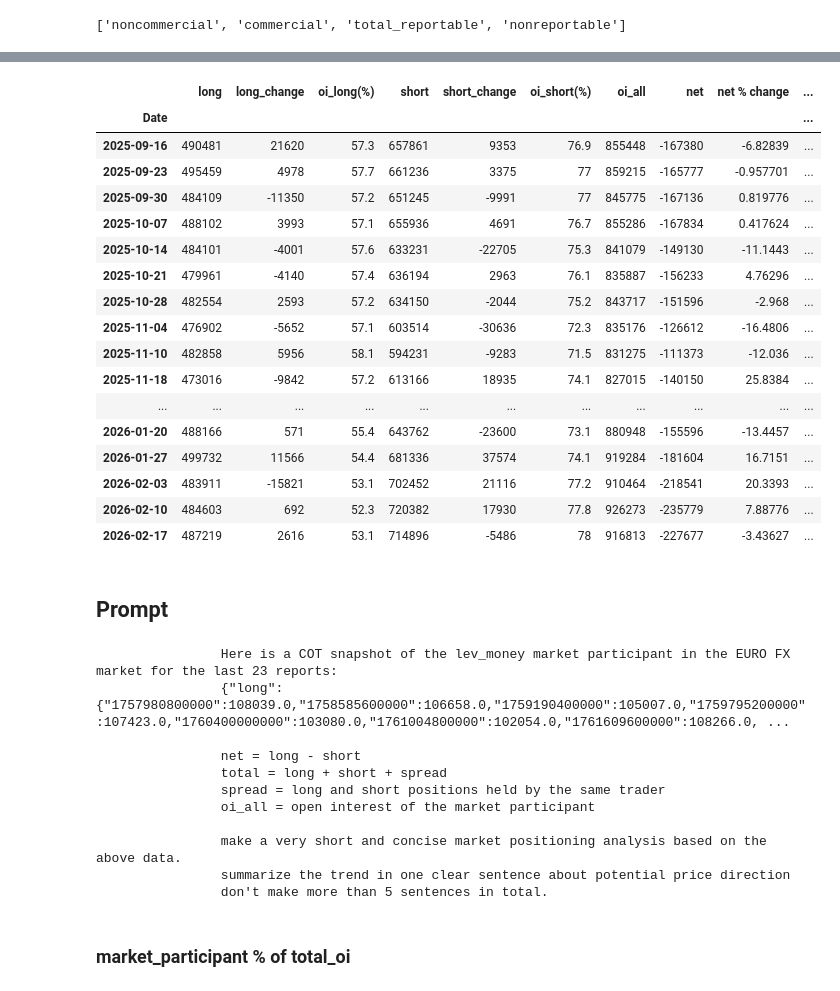
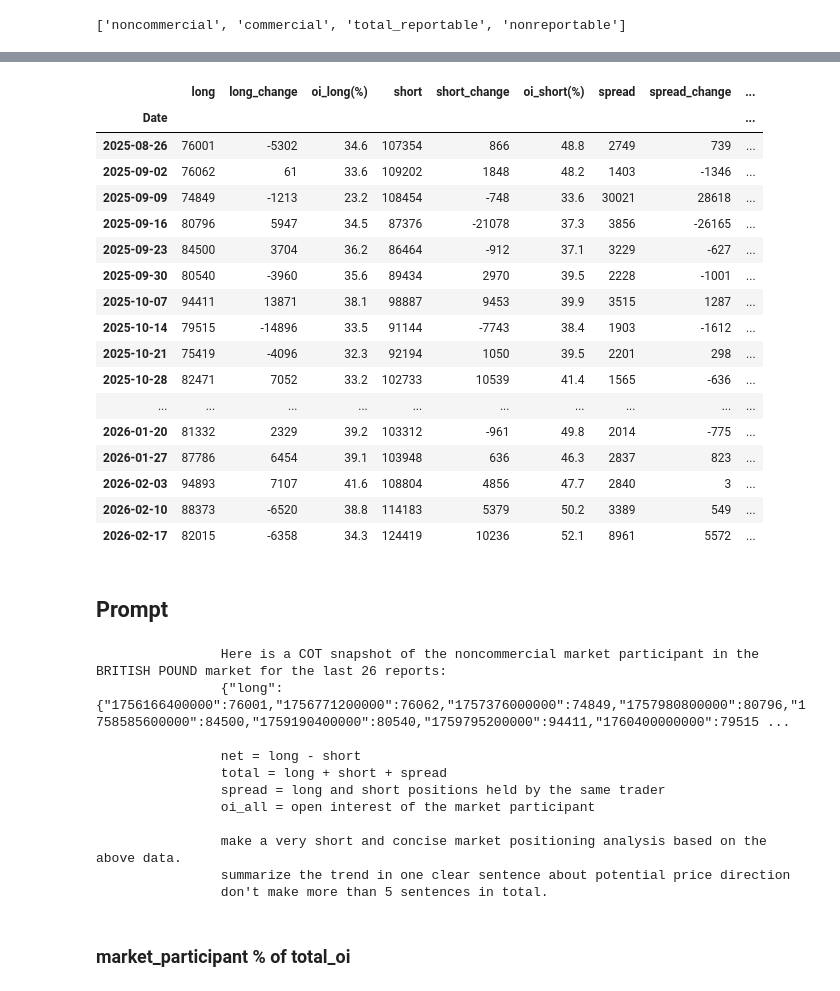
Before and after one commit to mod7ex/COT-analysis, a Jupyter notebook: analysis/table.ipynb, the cells around one changed output, grey strips where cells are left out. Cells and saved outputs as stored; diff of their text form; code cells hidden in the pictures.

```diff
--- a/analysis/table.ipynb
+++ b/analysis/table.ipynb
@@ -3,8 +3,8 @@ import pandas as pd
 from analysis import get_market_participants
 from utils import get_market_df, TRADERS_IN_FINANCIAL_FUTURES_FUT, LEGUACY_FUT, DISAGGREGATED_FUT, print_json
 # %%
-N = 23
-MARKET = "EURO FX"
+N = 26
+MARKET = "BRITISH POUND"
 REPORT_TYPE = LEGUACY_FUT
 # %%
 df = get_market_df(cot_report_type=REPORT_TYPE, market=MARKET)
@@ -39,7 +39,7 @@ list(participants.keys())
 # %% [output]
 ['noncommercial', 'commercial', 'total_reportable', 'nonreportable']
 # %%
-participant_STR = 'commercial'
+participant_STR = 'noncommercial'
 
 picked_participant = participants[participant_STR]
 
@@ -71,8 +72,8 @@ for side in ['long', 'short',  'spread']:
 picked_participant_df['oi_all'] = df[picked_participant["oi_all"]]
 
 picked_participant_df['net'] = picked_participant_df['long'] - picked_participant_df['short']
-picked_participant_df['net % change'] = 100 * picked_participant_df['net'].pct_change(periods=1)
-picked_participant_df['net/oi_all'] = 100*picked_participant_df['net']/df[picked_participant["oi_all"]]
+picked_participant_df['net_change(%)'] = 100 * picked_participant_df['net'].pct_change(periods=1)
+picked_participant_df['net/oi_all(%)'] = 100*picked_participant_df['net']/df[picked_participant["oi_all"]]
 
 picked_participant_df['total'] = (
     picked_participant_df['long'] +
@@ -80,12 +81,12 @@ picked_participant_df['total'] = (
     (picked_participant_df['spread'] if 'spread' in picked_participant_df else 0)
 )
 
-picked_participant_df['long (%)'] = 100 * picked_participant_df['long'] / picked_participant_df['total']
-picked_participant_df['short (%)'] = 100 * picked_participant_df['short'] / picked_participant_df['total']
+picked_participant_df['long(%)'] = 100 * picked_participant_df['long'] / picked_participant_df['total']
+picked_participant_df['short(%)'] = 100 * picked_participant_df['short'] / picked_participant_df['total']
 if 'spread' in picked_participant_df:
-    picked_participant_df['spread (%)'] = 100 * picked_participant_df['spread'] / picked_participant_df['total']
+    picked_participant_df['spread(%)'] = 100 * picked_participant_df['spread'] / picked_participant_df['total']
 
-picked_participant_df['net/total'] = 100*picked_participant_df['net']/picked_participant_df['total']
+picked_participant_df['net/total(%)'] = 100*picked_participant_df['net']/picked_participant_df['total']
 
 picked_participant_df = picked_participant_df.tail(N)
 
@@ -119,58 +120,57 @@ color_map = {
 }
 # https://matplotlib.org/stable/users/explain/colors/colormaps.html
 
 styled = picked_participant_df.style
 
 for side in ["long", "short", "spread"]:
 
     if side not in picked_participant: continue
     (
       styled
             .background_gradient(cmap=color_map[side], subset=[side], vmin=picked_participant_df[side].min(), vmax=picked_participant_df[side].max())
             .background_gradient(cmap=color_map[side], subset=[change_col(side)], vmin=picked_participant_df[change_col(side)].min(), vmax=picked_participant_df[change_col(side)].max())
             .background_gradient(cmap=color_map[side], subset=[oi_col(side)], vmin=picked_participant_df[oi_col(side)].min(), vmax=picked_participant_df[oi_col(side)].max())
     )
 
 (
     styled
         .background_gradient(cmap=color_map['net'], subset=['net'], vmin=picked_participant_df['net'].min(), vmax=picked_participant_df['net'].max())
-        .background_gradient(cmap=color_map['net'], subset=['net/oi_all'], vmin=picked_participant_df['net/oi_all'].min(), vmax=picked_participant_df['net/oi_all'].max())
-        .background_gradient(cmap=color_map['net'], subset=['net/total'], vmin=picked_participant_df['net/total'].min(), vmax=picked_participant_df['net/total'].max())
-        .background_gradient(cmap=color_map['net'], subset=['net % change'], vmin=picked_participant_df['net % change'].min(), vmax=picked_participant_df['net % change'].max())
+        .background_gradient(cmap=color_map['net'], subset=['net/oi_all(%)'], vmin=picked_participant_df['net/oi_all(%)'].min(), vmax=picked_participant_df['net/oi_all(%)'].max())
+        .background_gradient(cmap=color_map['net'], subset=['net/total(%)'], vmin=picked_participant_df['net/total(%)'].min(), vmax=picked_participant_df['net/total(%)'].max())
+        .background_gradient(cmap=color_map['net'], subset=['net_change(%)'], vmin=picked_participant_df['net_change(%)'].min(), vmax=picked_participant_df['net_change(%)'].max())
         .background_gradient(cmap=color_map['amalgamated'], subset=["total"], vmin=picked_participant_df["total"].min(), vmax=picked_participant_df["total"].max())
-        .background_gradient(cmap=color_map['long'], subset=["long (%)"], vmin=picked_participant_df["long (%)"].min(), vmax=picked_participant_df["long (%)"].max())
-        .background_gradient(cmap=color_map['short'], subset=["short (%)"], vmin=picked_participant_df["short (%)"].min(), vmax=picked_participant_df["short (%)"].max())
+        .background_gradient(cmap=color_map['long'], subset=["long(%)"], vmin=picked_participant_df["long(%)"].min(), vmax=picked_participant_df["long(%)"].max())
+        .background_gradient(cmap=color_map['short'], subset=["short(%)"], vmin=picked_participant_df["short(%)"].min(), vmax=picked_participant_df["short(%)"].max())
 
         .background_gradient(cmap=color_map['amalgamated'], subset=["oi_all"], vmin=picked_participant_df["oi_all"].min(), vmax=picked_participant_df["oi_all"].max())
-
 )
 
 if 'spread' in picked_participant:
-    styled.background_gradient(cmap=color_map['spread'], subset=["spread (%)"], vmin=picked_participant_df["spread (%)"].min(), vmax=picked_participant_df["spread (%)"].max())
+    styled.background_gradient(cmap=color_map['spread'], subset=["spread(%)"], vmin=picked_participant_df["spread(%)"].min(), vmax=picked_participant_df["spread(%)"].max())
 
 styled.format("{:g}")
 styled.format_index("{:%Y-%m-%d}", axis=0)
 
 styled
 # %% [output]
-|  | long | long_change | oi_long(%) | short | short_change | oi_short(%) | oi_all | net | net % change | ... |
-| Date |  |  |  |  |  |  |  |  |  | ... |
-| 2025-09-16 | 490481 | 21620 | 57.3 | 657861 | 9353 | 76.9 | 855448 | -167380 | -6.82839 | ... |
-| 2025-09-23 | 495459 | 4978 | 57.7 | 661236 | 3375 | 77 | 859215 | -165777 | -0.957701 | ... |
-| 2025-09-30 | 484109 | -11350 | 57.2 | 651245 | -9991 | 77 | 845775 | -167136 | 0.819776 | ... |
-| 2025-10-07 | 488102 | 3993 | 57.1 | 655936 | 4691 | 76.7 | 855286 | -167834 | 0.417624 | ... |
-| 2025-10-14 | 484101 | -4001 | 57.6 | 633231 | -22705 | 75.3 | 841079 | -149130 | -11.1443 | ... |
-| 2025-10-21 | 479961 | -4140 | 57.4 | 636194 | 2963 | 76.1 | 835887 | -156233 | 4.76296 | ... |
-| 2025-10-28 | 482554 | 2593 | 57.2 | 634150 | -2044 | 75.2 | 843717 | -151596 | -2.968 | ... |
-| 2025-11-04 | 476902 | -5652 | 57.1 | 603514 | -30636 | 72.3 | 835176 | -126612 | -16.4806 | ... |
-| 2025-11-10 | 482858 | 5956 | 58.1 | 594231 | -9283 | 71.5 | 831275 | -111373 | -12.036 | ... |
-| 2025-11-18 | 473016 | -9842 | 57.2 | 613166 | 18935 | 74.1 | 827015 | -140150 | 25.8384 | ... |
-| ... | ... | ... | ... | ... | ... | ... | ... | ... | ... | ... |
-| 2026-01-20 | 488166 | 571 | 55.4 | 643762 | -23600 | 73.1 | 880948 | -155596 | -13.4457 | ... |
-| 2026-01-27 | 499732 | 11566 | 54.4 | 681336 | 37574 | 74.1 | 919284 | -181604 | 16.7151 | ... |
-| 2026-02-03 | 483911 | -15821 | 53.1 | 702452 | 21116 | 77.2 | 910464 | -218541 | 20.3393 | ... |
-| 2026-02-10 | 484603 | 692 | 52.3 | 720382 | 17930 | 77.8 | 926273 | -235779 | 7.88776 | ... |
-| 2026-02-17 | 487219 | 2616 | 53.1 | 714896 | -5486 | 78 | 916813 | -227677 | -3.43627 | ... |
+|  | long | long_change | oi_long(%) | short | short_change | oi_short(%) | spread | spread_change | ... |
+| Date |  |  |  |  |  |  |  |  | ... |
+| 2025-08-26 | 76001 | -5302 | 34.6 | 107354 | 866 | 48.8 | 2749 | 739 | ... |
+| 2025-09-02 | 76062 | 61 | 33.6 | 109202 | 1848 | 48.2 | 1403 | -1346 | ... |
+| 2025-09-09 | 74849 | -1213 | 23.2 | 108454 | -748 | 33.6 | 30021 | 28618 | ... |
+| 2025-09-16 | 80796 | 5947 | 34.5 | 87376 | -21078 | 37.3 | 3856 | -26165 | ... |
+| 2025-09-23 | 84500 | 3704 | 36.2 | 86464 | -912 | 37.1 | 3229 | -627 | ... |
+| 2025-09-30 | 80540 | -3960 | 35.6 | 89434 | 2970 | 39.5 | 2228 | -1001 | ... |
+| 2025-10-07 | 94411 | 13871 | 38.1 | 98887 | 9453 | 39.9 | 3515 | 1287 | ... |
+| 2025-10-14 | 79515 | -14896 | 33.5 | 91144 | -7743 | 38.4 | 1903 | -1612 | ... |
+| 2025-10-21 | 75419 | -4096 | 32.3 | 92194 | 1050 | 39.5 | 2201 | 298 | ... |
+| 2025-10-28 | 82471 | 7052 | 33.2 | 102733 | 10539 | 41.4 | 1565 | -636 | ... |
+| ... | ... | ... | ... | ... | ... | ... | ... | ... | ... |
+| 2026-01-20 | 81332 | 2329 | 39.2 | 103312 | -961 | 49.8 | 2014 | -775 | ... |
+| 2026-01-27 | 87786 | 6454 | 39.1 | 103948 | 636 | 46.3 | 2837 | 823 | ... |
+| 2026-02-03 | 94893 | 7107 | 41.6 | 108804 | 4856 | 47.7 | 2840 | 3 | ... |
+| 2026-02-10 | 88373 | -6520 | 38.8 | 114183 | 5379 | 50.2 | 3389 | 549 | ... |
+| 2026-02-17 | 82015 | -6358 | 34.3 | 124419 | 10236 | 52.1 | 8961 | 5572 | ... |
 # %% [markdown]
 ## Prompt
 # %%
@@ -190,8 +190,8 @@ content = f"""
 
 print(content)
 # %% [output]
-                Here is a COT snapshot of the lev_money market participant in the EURO FX market for the last 23 reports:
-                {"long":{"1757980800000":108039.0,"1758585600000":106658.0,"1759190400000":105007.0,"1759795200000":107423.0,"1760400000000":103080.0,"1761004800000":102054.0,"1761609600000":108266.0, ...
+                Here is a COT snapshot of the noncommercial market participant in the BRITISH POUND market for the last 26 reports:
+                {"long":{"1756166400000":76001,"1756771200000":76062,"1757376000000":74849,"1757980800000":80796,"1758585600000":84500,"1759190400000":80540,"1759795200000":94411,"1760400000000":79515 ...
 
                 net = long - short
                 total = long + short + spread
```
Also changed, not shown: parts of 3 cells of this notebook, 5 other files.
